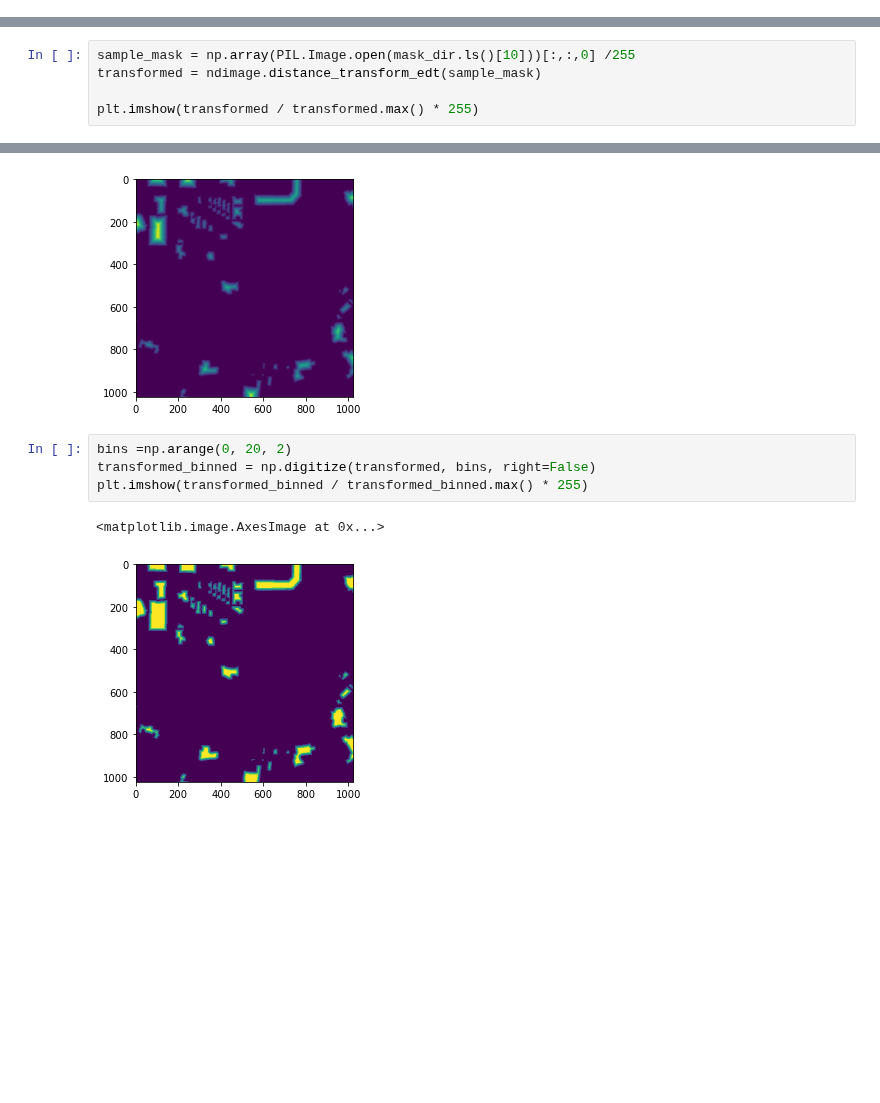
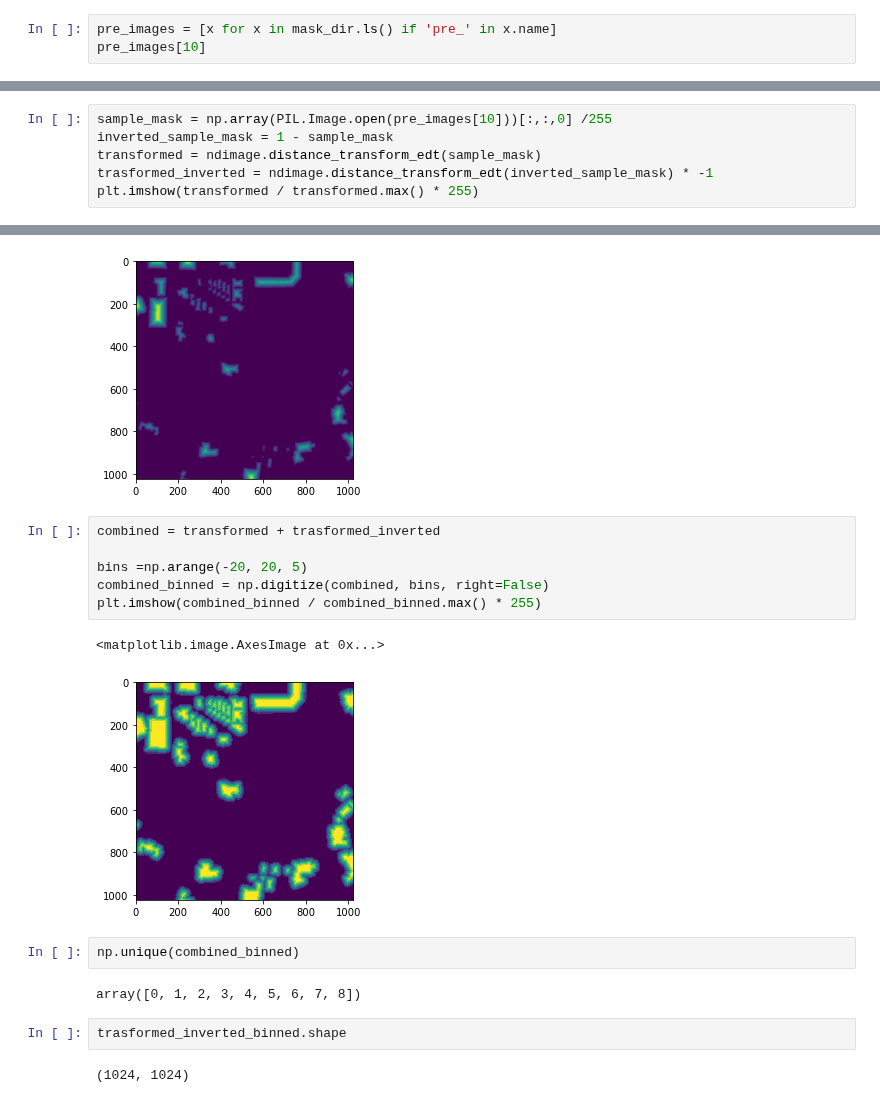
Before and after one commit to wwymak/spacenet-buildings, a Jupyter notebook: xview2/Segmentation with signed distance transform.ipynb, the cells around one changed output, grey strips where cells are left out. Saved outputs shown, nothing was run; the diff lists cells and outputs as text; blank space fills up the shorter version.

```diff
--- a/xview2/Segmentation with signed distance transform.ipynb
+++ b/xview2/Segmentation with signed distance transform.ipynb
@@ -73,0 +70,3 @@ PosixPath('/media/wwymak/Storage/xView2/train/labels/socal-fire_00000521_post_di
+# %%
+pre_images = [x for x in mask_dir.ls() if 'pre_' in x.name]
+pre_images[10]
@@ -74,15 +75,26 @@ PosixPath('/media/wwymak/Storage/xView2/train/labels/socal-fire_00000521_post_di
 # %%
-sample_mask = np.array(PIL.Image.open(mask_dir.ls()[10]))[:,:,0] /255
+sample_mask = np.array(PIL.Image.open(pre_images[10]))[:,:,0] /255
+inverted_sample_mask = 1 - sample_mask
 transformed = ndimage.distance_transform_edt(sample_mask)
-
+trasformed_inverted = ndimage.distance_transform_edt(inverted_sample_mask) * -1
 plt.imshow(transformed / transformed.max() * 255)
 # %% [output]
 <matplotlib.image.AxesImage at 0x...>
 [figure]
 # %%
-bins =np.arange(0, 20, 2)
-transformed_binned = np.digitize(transformed, bins, right=False)
-plt.imshow(transformed_binned / transformed_binned.max() * 255)
+combined = transformed + trasformed_inverted
+
+bins =np.arange(-20, 20, 5)
+combined_binned = np.digitize(combined, bins, right=False)
+plt.imshow(combined_binned / combined_binned.max() * 255)
 # %% [output]
 <matplotlib.image.AxesImage at 0x...>
-[figure, old version]
+[figure, new version]
+# %%
+np.unique(combined_binned)
+# %% [output]
+array([0, 1, 2, 3, 4, 5, 6, 7, 8])
+# %%
+trasformed_inverted_binned.shape
+# %% [output]
+(1024, 1024)
```
Also changed, not shown: parts of 4 cells of this notebook, 1 other file.
